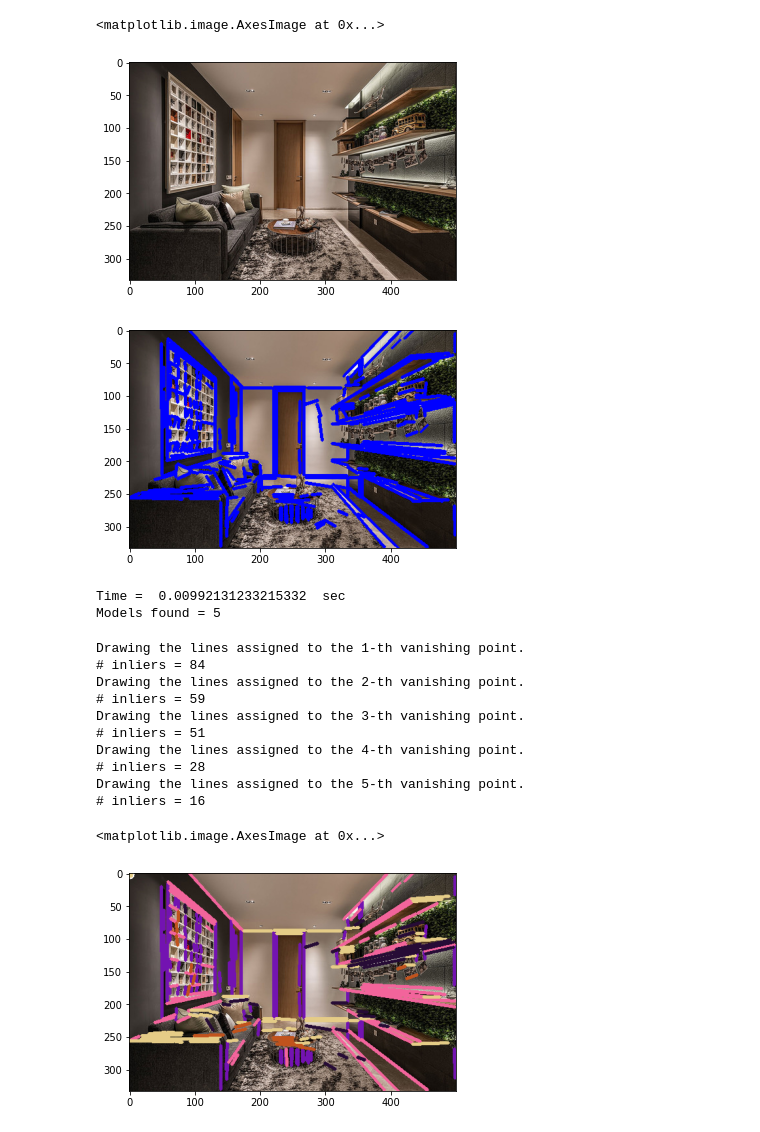
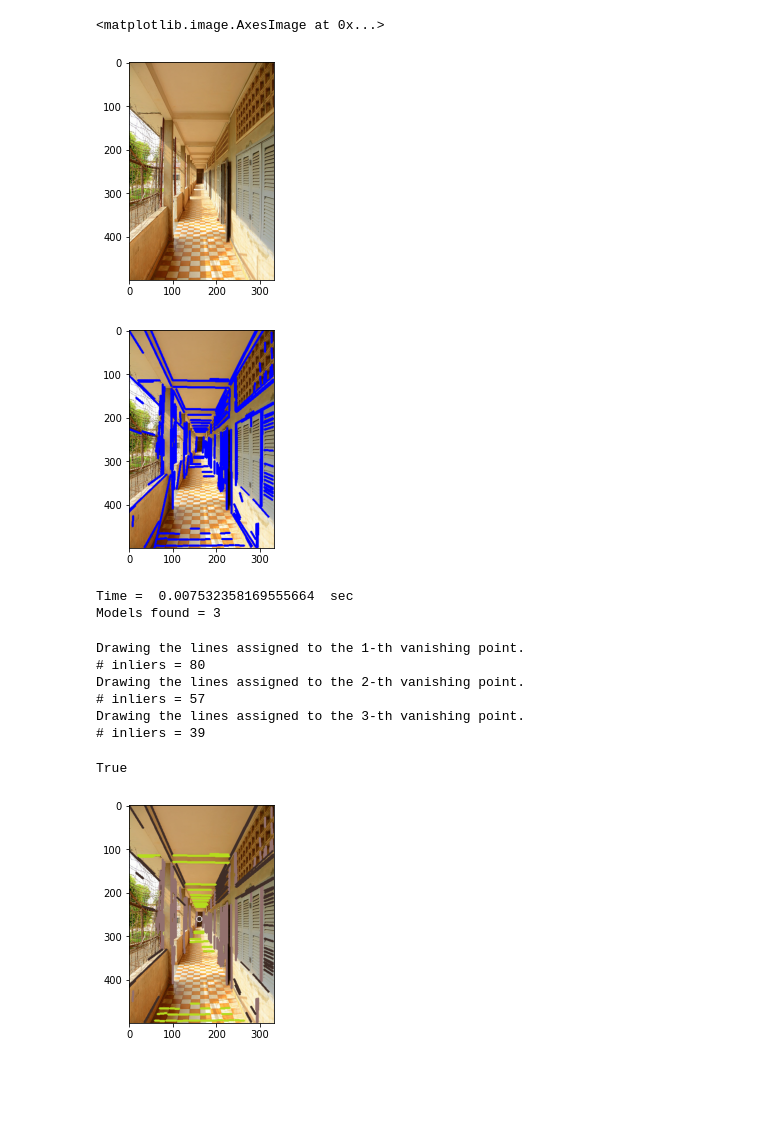
Before and after one commit to danini/progressive-x, a Jupyter notebook: examples/example_multi_vanishing_point.ipynb, the cells around one changed output. Drawn from its saved outputs; the diff is of its cells as text; code cells hidden in the pictures; blank space fills up the shorter version.

```diff
--- a/examples/example_multi_vanishing_point.ipynb
+++ b/examples/example_multi_vanishing_point.ipynb
@@ -8,17 +8,19 @@ from time import time
 from pylsd.lsd import lsd
 # %%
 # Load the images
-img = cv2.cvtColor(cv2.imread('img/00031591.jpg'), cv2.COLOR_BGR2RGB)
+img = cv2.cvtColor(cv2.imread('img/00031546.jpg'), cv2.COLOR_BGR2RGB)
 plt.imshow(img)
 # %% [output]
 <matplotlib.image.AxesImage at 0x...>
-[figure, old version]
+[figure, new version]
 # %%
 gray = cv2.cvtColor(img, cv2.COLOR_BGR2GRAY)
 detected_linesegments = lsd(gray, density_th=0.0)
 length_threshold = 20
 linesegments = []
 lengths = []
+
+#detected_linesegments = np.array(np.loadtxt("img/00031546.txt"))
 
 #Show image
 line_img = img.copy()
@@ -44,5 +46,5 @@ plt.imshow(line_img)
 
 linesegments = np.array(linesegments)
 # %% [output]
-[figure, old version]
+[figure, new version]
 # %%
@@ -65,15 +68,16 @@ def verify_pyprogressivex(img, lines, threshold = 2.0):
 # %%
 t = time()
 
-vanishing_points, labeling = verify_pyprogressivex(img, linesegments[:,0:4], threshold=1.0)
+linesegments[:,4] /= np.max(linesegments[:,4])
+vanishing_points, labeling = verify_pyprogressivex(img, linesegments[:,0:4], linesegments, threshold=1.5)
 
 model_number = int(vanishing_points.size / 3)
 
 print ('Time = ', time()-t, ' sec')
 print ('Models found = {}'.format(model_number))
 # %% [output]
-Time =  0.00992131233215332  sec
-Models found = 5
+Time =  0.007532358169555664  sec
+Models found = 3
 # %%
 line_img = img.copy()
 max_inlier_number = 0
@@ -106,16 +110,13 @@ for idx in range(model_number):
     cv2.circle(line_img, vp, 5, color, -1)
 
 plt.imshow(line_img)
+cv2.imwrite("img/results.jpg", line_img)
 # %% [output]
 Drawing the lines assigned to the 1-th vanishing point.
-# inliers = 84
+# inliers = 80
 Drawing the lines assigned to the 2-th vanishing point.
-# inliers = 59
+# inliers = 57
 Drawing the lines assigned to the 3-th vanishing point.
-# inliers = 51
-Drawing the lines assigned to the 4-th vanishing point.
-# inliers = 28
-Drawing the lines assigned to the 5-th vanishing point.
-# inliers = 16
+# inliers = 39
-<matplotlib.image.AxesImage at 0x...>
+True
-[figure, old version]
+[figure, new version]
```
Also changed, not shown: parts of 1 cell of this notebook, 6 other files.
